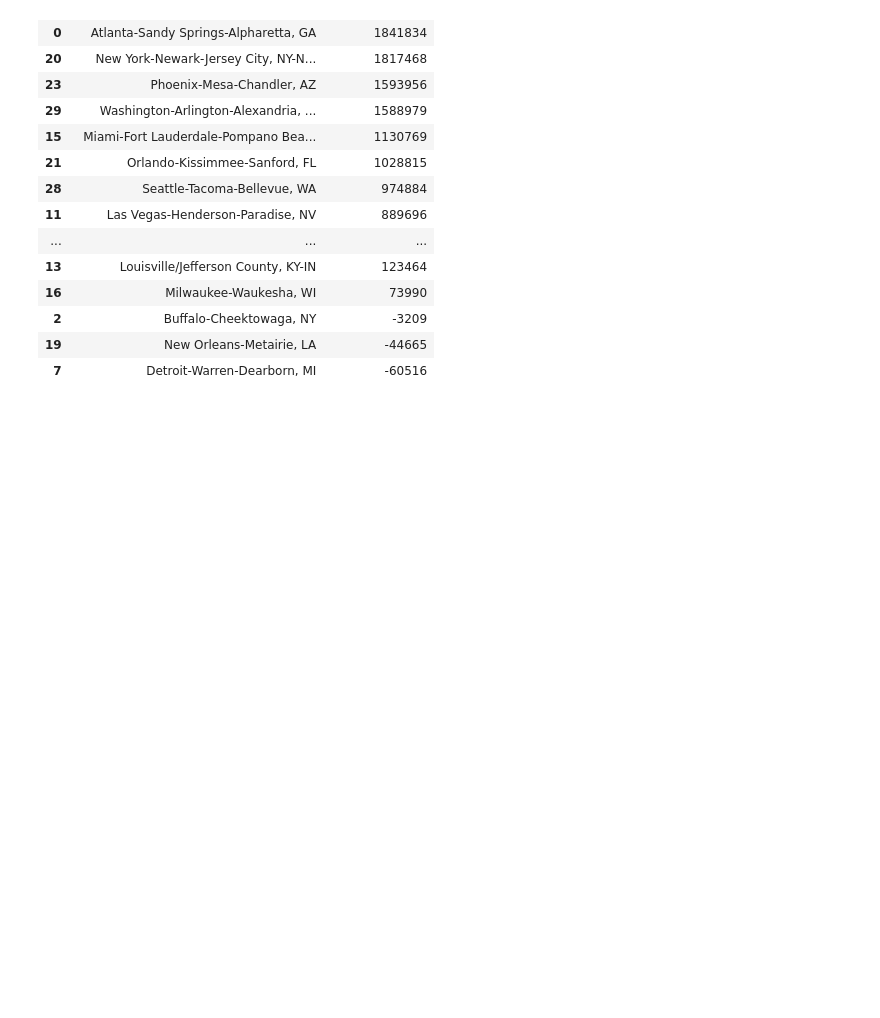
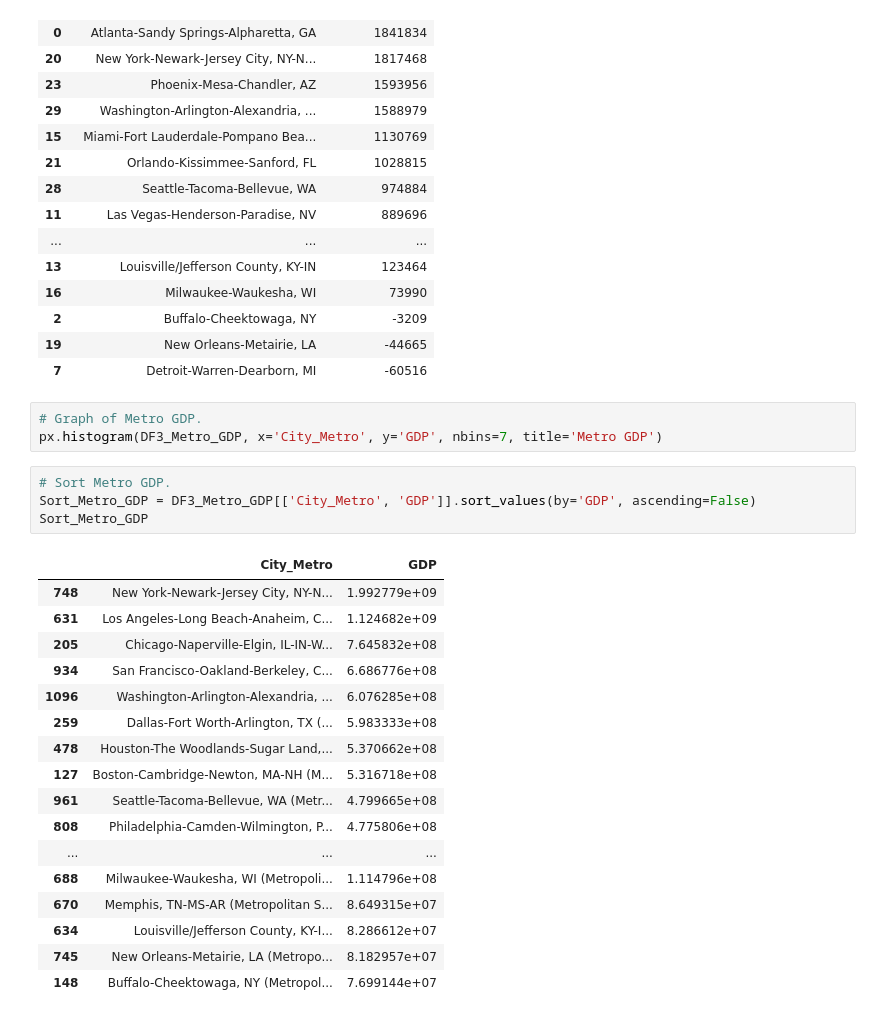
Before and after one commit to BerisDizdar/US_Population_And_GDP, a Jupyter notebook: Metro_Pop.ipynb, the cells around one changed output. Cells and saved outputs as stored; diff of their text form; blank space fills up the shorter version.

```diff
--- a/Metro_Pop.ipynb
+++ b/Metro_Pop.ipynb
@@ -426,3 +442,28 @@ Sort_PopDiff
 | 2 | Buffalo-Cheektowaga, NY | -3209 |
 | 19 | New Orleans-Metairie, LA | -44665 |
 | 7 | Detroit-Warren-Dearborn, MI | -60516 |
+# %%
+# Graph of Metro GDP.
+px.histogram(DF3_Metro_GDP, x='City_Metro', y='GDP', nbins=7, title='Metro GDP')
+# %%
+# Sort Metro GDP.
+Sort_Metro_GDP = DF3_Metro_GDP[['City_Metro', 'GDP']].sort_values(by='GDP', ascending=False)
+Sort_Metro_GDP
+# %% [output]
+|  | City_Metro | GDP |
+| 748 | New York-Newark-Jersey City, NY-N... | 1.992779e+09 |
+| 631 | Los Angeles-Long Beach-Anaheim, C... | 1.124682e+09 |
+| 205 | Chicago-Naperville-Elgin, IL-IN-W... | 7.645832e+08 |
+| 934 | San Francisco-Oakland-Berkeley, C... | 6.686776e+08 |
+| 1096 | Washington-Arlington-Alexandria, ... | 6.076285e+08 |
+| 259 | Dallas-Fort Worth-Arlington, TX (... | 5.983333e+08 |
+| 478 | Houston-The Woodlands-Sugar Land,... | 5.370662e+08 |
+| 127 | Boston-Cambridge-Newton, MA-NH (M... | 5.316718e+08 |
+| 961 | Seattle-Tacoma-Bellevue, WA (Metr... | 4.799665e+08 |
+| 808 | Philadelphia-Camden-Wilmington, P... | 4.775806e+08 |
+| ... | ... | ... |
+| 688 | Milwaukee-Waukesha, WI (Metropoli... | 1.114796e+08 |
+| 670 | Memphis, TN-MS-AR (Metropolitan S... | 8.649315e+07 |
+| 634 | Louisville/Jefferson County, KY-I... | 8.286612e+07 |
+| 745 | New Orleans-Metairie, LA (Metropo... | 8.182957e+07 |
+| 148 | Buffalo-Cheektowaga, NY (Metropol... | 7.699144e+07 |
```
Also changed, not shown: parts of 26 cells of this notebook.
